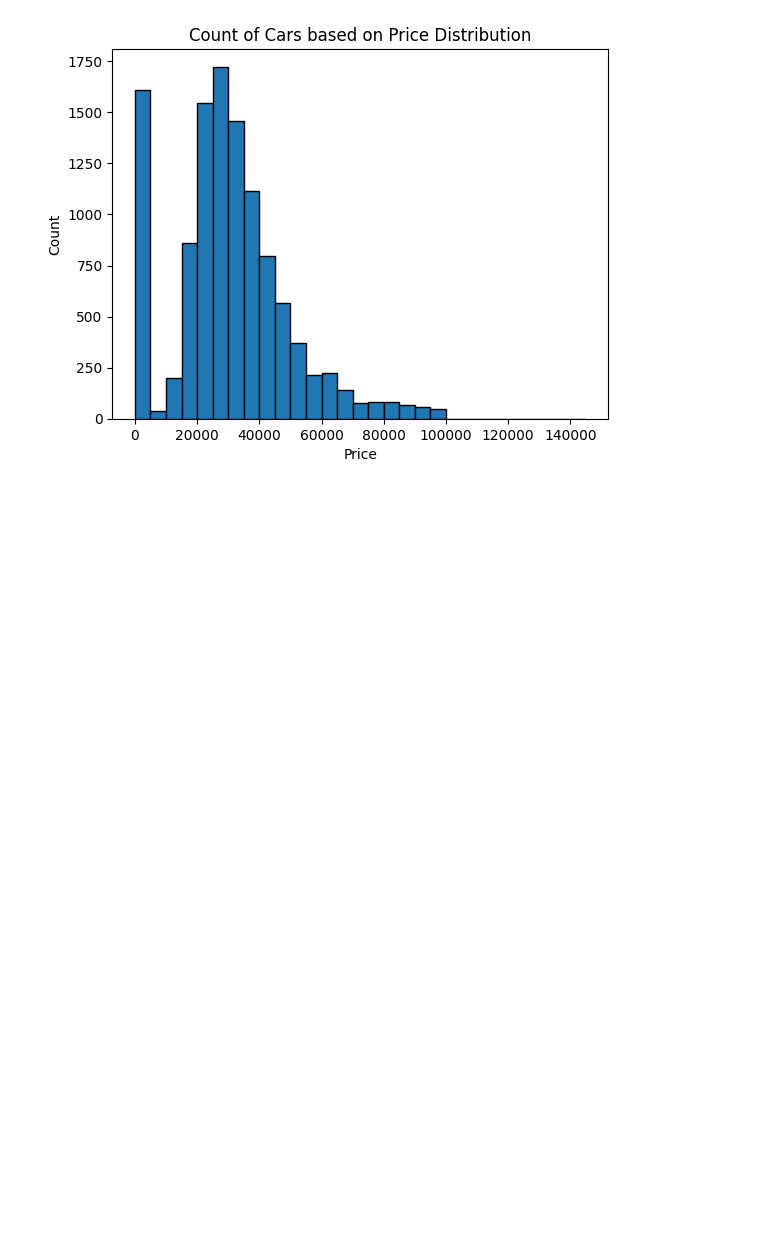
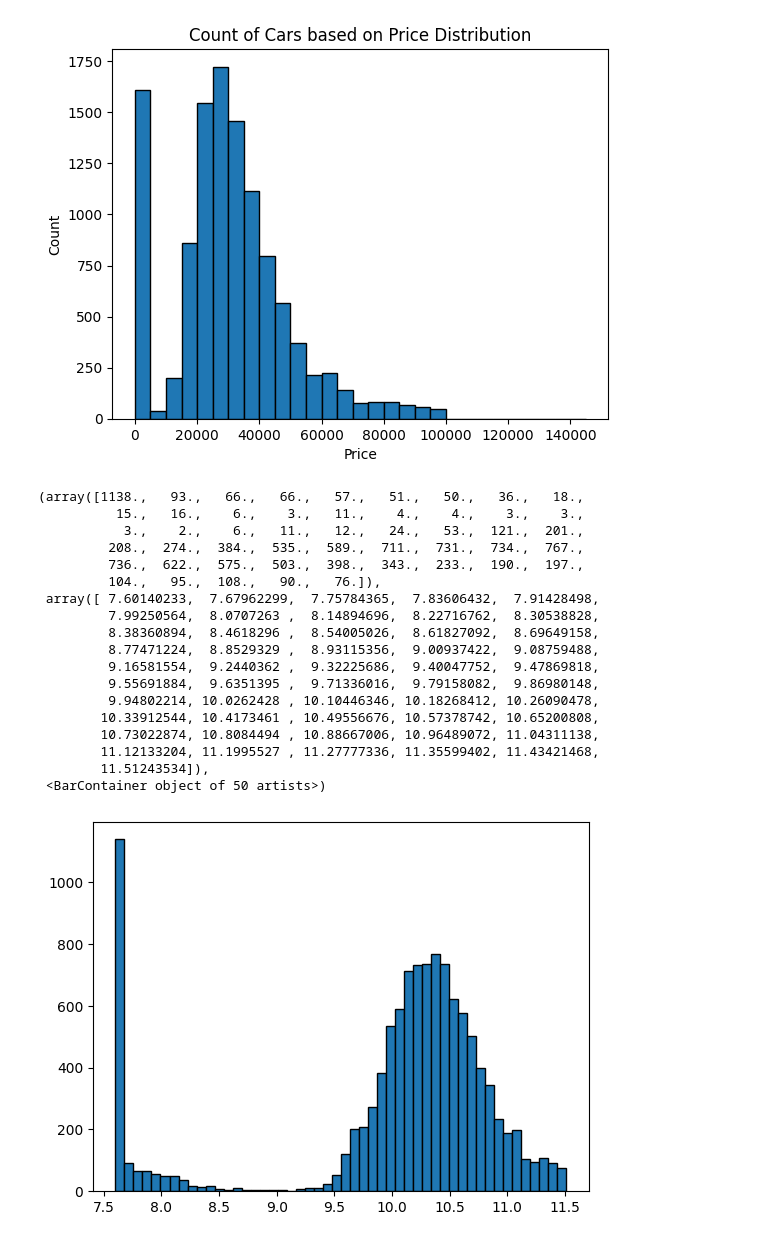
Before and after one commit to venren/EDX_Introduction_DataScience_Python, a Jupyter notebook: week-2-linear-regression/EDA.ipynb, the cells around one changed output. Saved outputs shown, nothing was run; the diff lists cells and outputs as text; code cells hidden in the pictures; blank space fills up the shorter version.

Commit message:
Prepare data for test, train and validation

```diff
--- a/week-2-linear-regression/EDA.ipynb
+++ b/week-2-linear-regression/EDA.ipynb
@@ -84,3 +84,27 @@ plt.title('Count of Cars based on Price Distribution')
 plt.show()
 # %% [output]
 [figure]
+# %%
+prices = car_prices_data[car_prices_data['msrp']<100000]['msrp']
+lg_prices = np.log1p(prices)
+plt.hist(lg_prices, bins=50, edgecolor='black')
+# %% [output]
+(array([1138.,   93.,   66.,   66.,   57.,   51.,   50.,   36.,   18.,
+          15.,   16.,    6.,    3.,   11.,    4.,    4.,    3.,    3.,
+           3.,    2.,    6.,   11.,   12.,   24.,   53.,  121.,  201.,
+         208.,  274.,  384.,  535.,  589.,  711.,  731.,  734.,  767.,
+         736.,  622.,  575.,  503.,  398.,  343.,  233.,  190.,  197.,
+         104.,   95.,  108.,   90.,   76.]),
+ array([ 7.60140233,  7.67962299,  7.75784365,  7.83606432,  7.91428498,
+         7.99250564,  8.0707263 ,  8.14894696,  8.22716762,  8.30538828,
+         8.38360894,  8.4618296 ,  8.54005026,  8.61827092,  8.69649158,
+         8.77471224,  8.8529329 ,  8.93115356,  9.00937422,  9.08759488,
+         9.16581554,  9.2440362 ,  9.32225686,  9.40047752,  9.47869818,
+         9.55691884,  9.6351395 ,  9.71336016,  9.79158082,  9.86980148,
+         9.94802214, 10.0262428 , 10.10446346, 10.18268412, 10.26090478,
+        10.33912544, 10.4173461 , 10.49556676, 10.57378742, 10.65200808,
+        10.73022874, 10.8084494 , 10.88667006, 10.96489072, 11.04311138,
+        11.12133204, 11.1995527 , 11.27777336, 11.35599402, 11.43421468,
+        11.51243534]),
+ <BarContainer object of 50 artists>)
+[figure, added]
```
Also changed, not shown: parts of 7 cells of this notebook.
